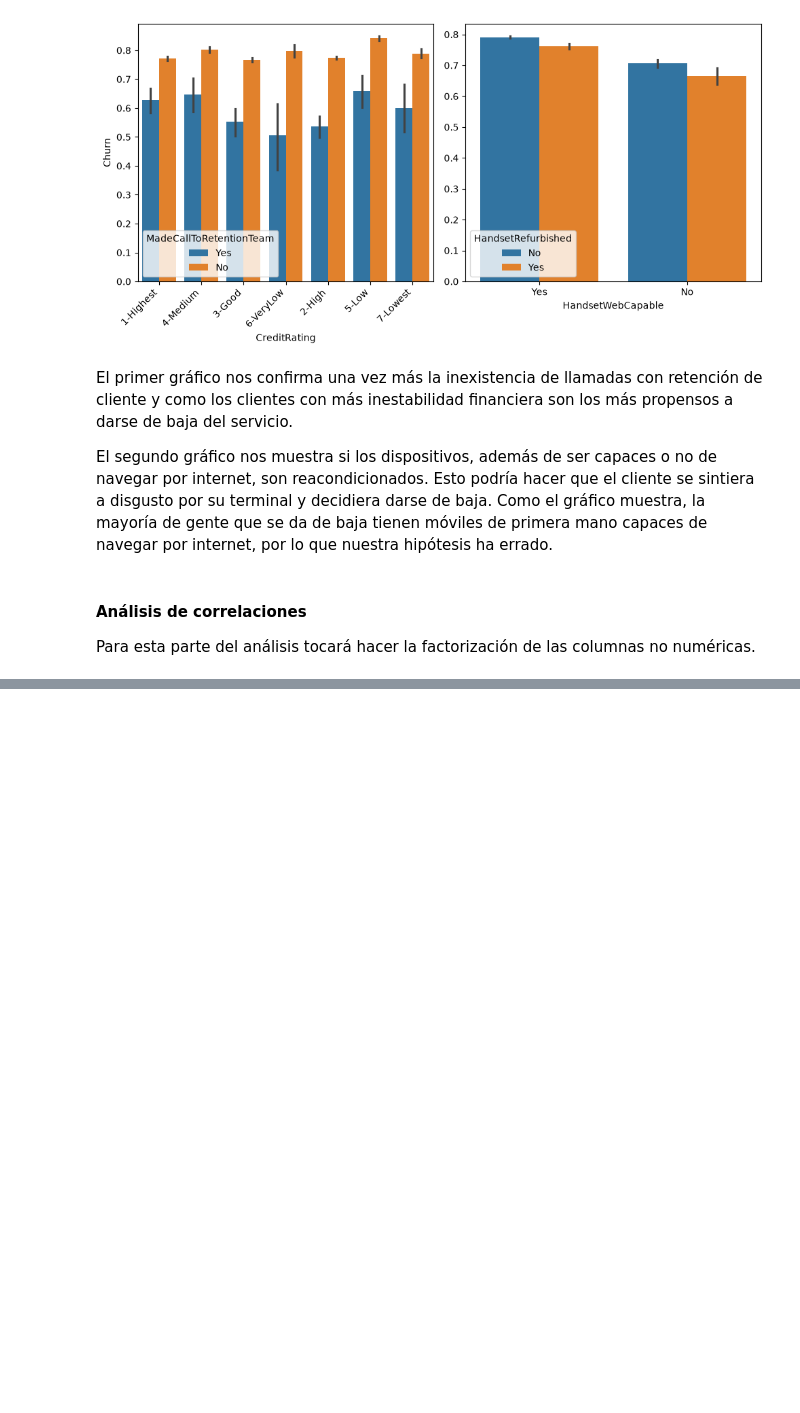
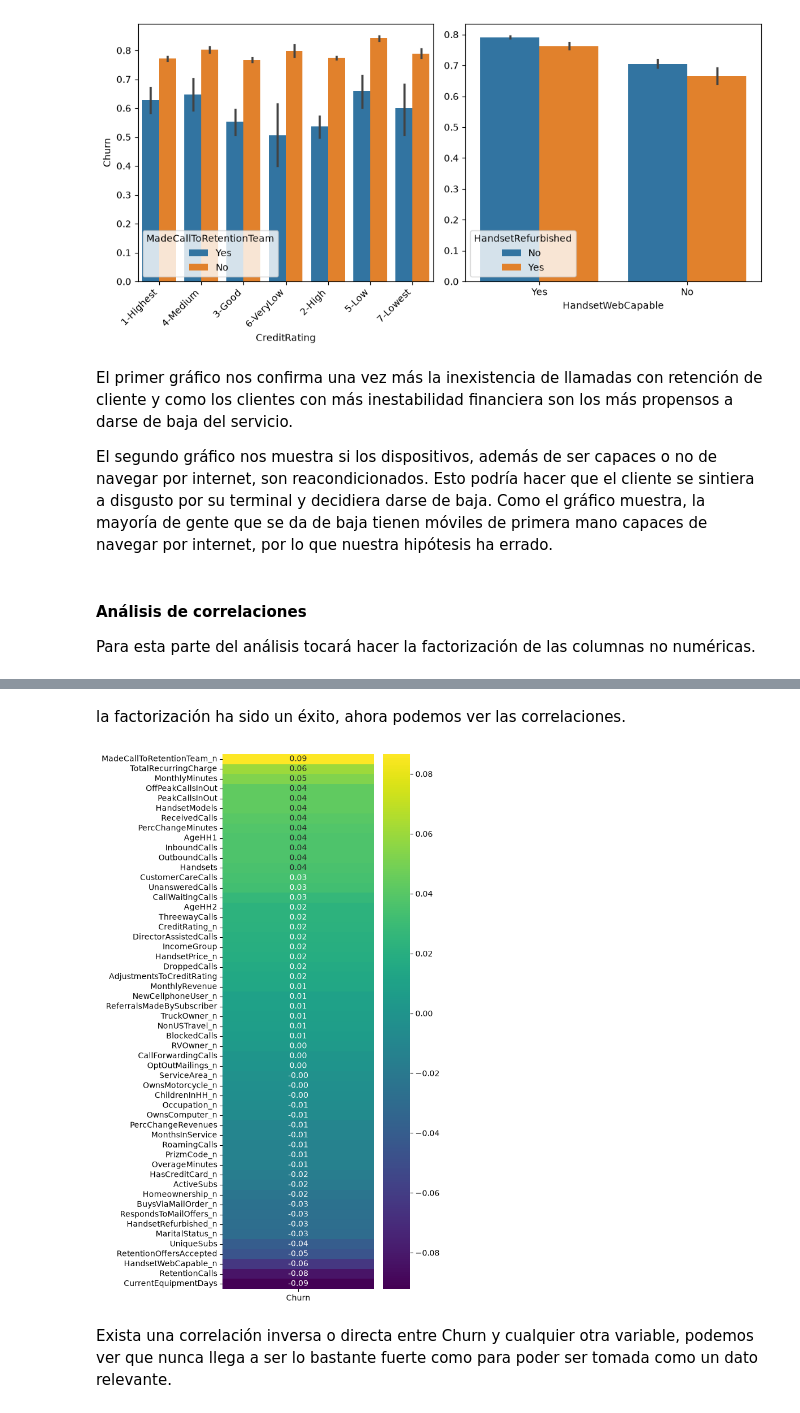
Before and after one commit to 4GeeksAcademy/ProyectoFinalDS_Churn_Pablo_Sahid, a Jupyter notebook: src/explore.ipynb, the cells around one changed output, grey strips where cells are left out. Cells and saved outputs as stored; diff of their text form; code cells hidden in the pictures; blank space fills up the shorter version.

```diff
--- a/src/explore.ipynb
+++ b/src/explore.ipynb
@@ -808,0 +831,18 @@ Para esta parte del análisis tocará hacer la factorización de las columnas no
+# %%
+import json
+
+# factorizamos las columnas no numéricas de df2, guardando el resultado en una columna nueva con sufijo "_n"
+for col in df2.columns:                                    # recorremos las columnas del dataframe
+    if not pd.api.types.is_numeric_dtype(df2[col]):        # comprobamos si la columna no es numérica
+        codigos, valores_unicos = pd.factorize(df2[col])   # separamos la factorizacion en 2 variables para crear el diccionario de reglas
+                                                           # de transformacion
+        df2[col + "_n"] = codigos                     # guardamos la factorizacion en una columna nueva con el sufijo "_n" para indicar que es numerica
+
+        # regla de transformacion de la columna
+        reglas_columna = {valor: int(codigo) for codigo, valor in enumerate(valores_unicos)}
+
+        # con el diccionario creado, lo guardamos en un json que tiene el nombre de la columna para identificarla
+        with open(f"./{col}_transformation_rules.json", "w") as f:
+            json.dump(reglas_columna, f)
+
+df2.info() # info para comprobar que se han creado las columnas numericas debidamente factorizadas
@@ -808,0 +867,19 @@ Para esta parte del análisis tocará hacer la factorización de las columnas no
+# %% [markdown]
+la factorización ha sido un éxito, ahora podemos ver las correlaciones.
+# %%
+#Como solo nos interesa la correlación de las variables numéricas con la variable objetivo Churn,
+# vamos a crear un dataframe con todas las columnas numéricas de df2 y después calcularemos la correlación de cada columna con Churn.
+
+cols_num = [col for col in df2.columns if pd.api.types.is_numeric_dtype(df2[col])]  # lista con todas las columnas numéricas de df2
+correlaciones_churn = df2[cols_num].corr(method="pearson")['Churn'].drop('Churn').sort_values(ascending=False) # calculamos correlaciones con Churn
+                                                                                                               # y ordenamos de mayor a menor
+
+#graficamos el heatmap en una sola columna. Un heatmap normal y corriente con tantas variables sería imposible de visualizar claramente
+fig, ax = plt.subplots(figsize=(6, 10))
+sns.heatmap(correlaciones_churn.to_frame(), annot=True, fmt=".2f", cmap="viridis", ax=ax)
+plt.tight_layout()
+plt.show()
+# %% [output]
+[figure, added]
+# %% [markdown]
+Exista una correlación inversa o directa entre Churn y cualquier otra variable, podemos ver que nunca llega a ser lo bastante fuerte como para poder ser tomada como un dato relevante.
```
Also changed, not shown: parts of 9 cells of this notebook, 22 other files.
